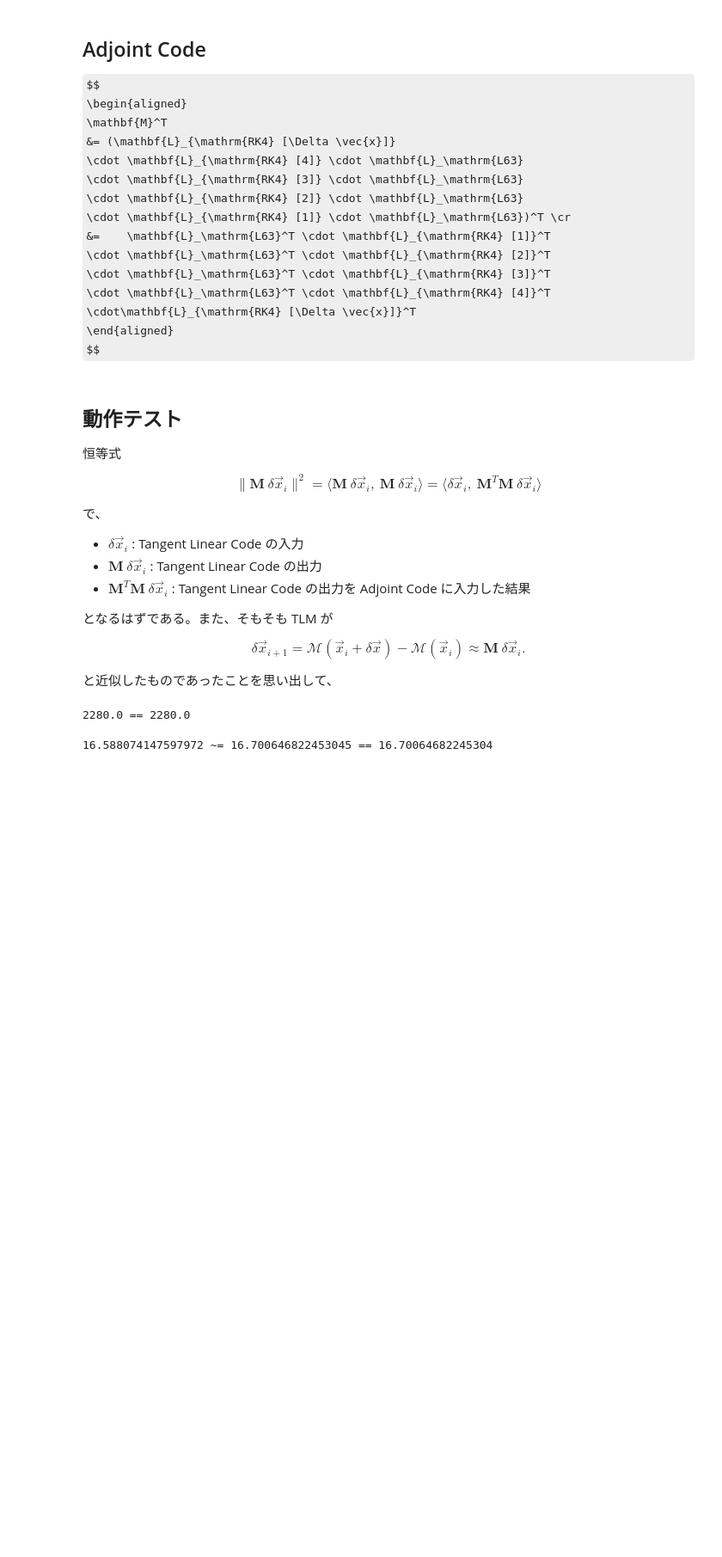
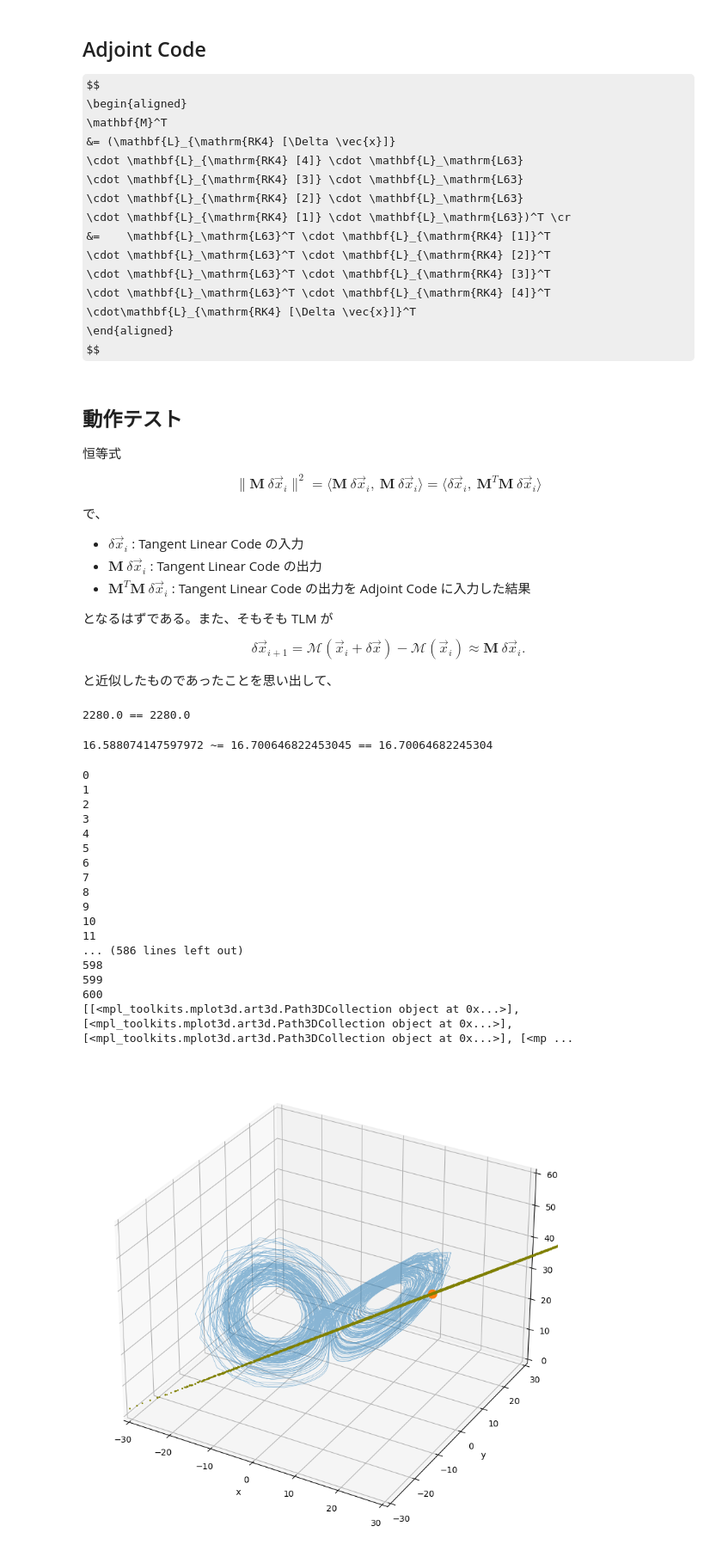
Before and after one commit to satshout/data-assimilation-B, a Jupyter notebook: TLC_AdjC.ipynb, the cells around one changed output. Shown at 86% size. Drawn from its saved outputs; the diff is of its cells as text; code cells hidden in the pictures; some formulas as TeX source; blank space fills up the shorter version.

```diff
--- a/TLC_AdjC.ipynb
+++ b/TLC_AdjC.ipynb
@@ -527,3 +644,82 @@ dX_true = M(0, X0 + dX0)[0] - M(0, X0)[0]
 print(f"{np.dot(dX_true, dX_true)} ~= { np.dot(Mx, Mx) } == { np.dot(dX0, MTMx) }")
 # %% [output]
 16.588074147597972 ~= 16.700646822453045 == 16.70064682245304
+# %%
+# import matplotlib.animation as animation
+
+X_init = np.array([1, 0, 0])
+
+fig = plt.figure(figsize=(10, 10))
+ax = fig.add_subplot(111, projection='3d')
+ims = []
+
+X_list = [X_init]
+
+t_spinup = np.array(range(0, 1000)) * 0.05
+
+for ti in t_spinup:
+    X_list.append(M(ti, X_list[-1])[0])
+
+X_list = [X_list[-1]]
+
+t_integration = np.array(range(1000, 4000)) * 0.05
+
+for ti in t_integration:
+    X_list.append(M(ti, X_list[-1])[0])
+
+X_attractor= np.array(X_list)
+
+
+m = 10000
+for i, (px, py, pz) in enumerate(X_list[100:701]):
+    print(i)
+    dX_list = np.random.multivariate_normal([0, 0, 0], [[1, 0, 0], [0, 1, 0], [0, 0, 1]], m)
+
+    for itr in range(5):
+        nx_dX_list = np.zeros((m, 3))
+        for k, dX in enumerate(dX_list):
+            Lx = TangentLinearCode(t_integration[100+i], np.array([px, py, pz]), dX)
+            LTLx = AdjointCode(t_integration[100+i], np.array([px, py, pz]), Lx)
+            nx_dX_list[k, :] = LTLx
+        dX_list = nx_dX_list
+
+    plt.cla()
+    # print(dX_list)
+    ax.plot(X_attractor[:, 0], X_attractor[:, 1], X_attractor[:, 2], lw=0.5, c="C0", alpha=0.5)
+    ax.set_xlabel("x")
+    ax.set_ylabel("y")
+    ax.set_zlabel("z")
+    ax.set_xlim(-30, 30)
+    ax.set_ylim(-30, 30)
+    ax.set_zlim(0, 60)
+
+    ax.scatter(px + dX_list[:, 0], py + dX_list[:, 1], pz + dX_list[:, 2], s=1, c="olive")
+    # ax.scatter3D(dX_list[:, 0], dX_list[:, 1], dX_list[:, 2], s=10, c="C1")
+    im = ax.scatter(px, py, pz, s=100, c="C1")
+    plt.savefig(f"./anim/lorenz63_SV_{i}.png", dpi=200)
+    # ims.append([im])
+
+print(ims)
+
+# didn't work
+# ani = animation.ArtistAnimation(fig, ims, interval=100)
+# ani.save("./lorenz63.gif", writer="pillow", dpi=200)
+# %% [output]
+0
+1
+2
+3
+4
+5
+6
+7
+8
+9
+10
+11
+... (586 lines left out)
+598
+599
+600
+[[<mpl_toolkits.mplot3d.art3d.Path3DCollection object at 0x...>], [<mpl_toolkits.mplot3d.art3d.Path3DCollection object at 0x...>], [<mpl_toolkits.mplot3d.art3d.Path3DCollection object at 0x...>], [<mp ...
+[figure, added]
```
Also changed, not shown: parts of 10 cells of this notebook, 13 other files.
